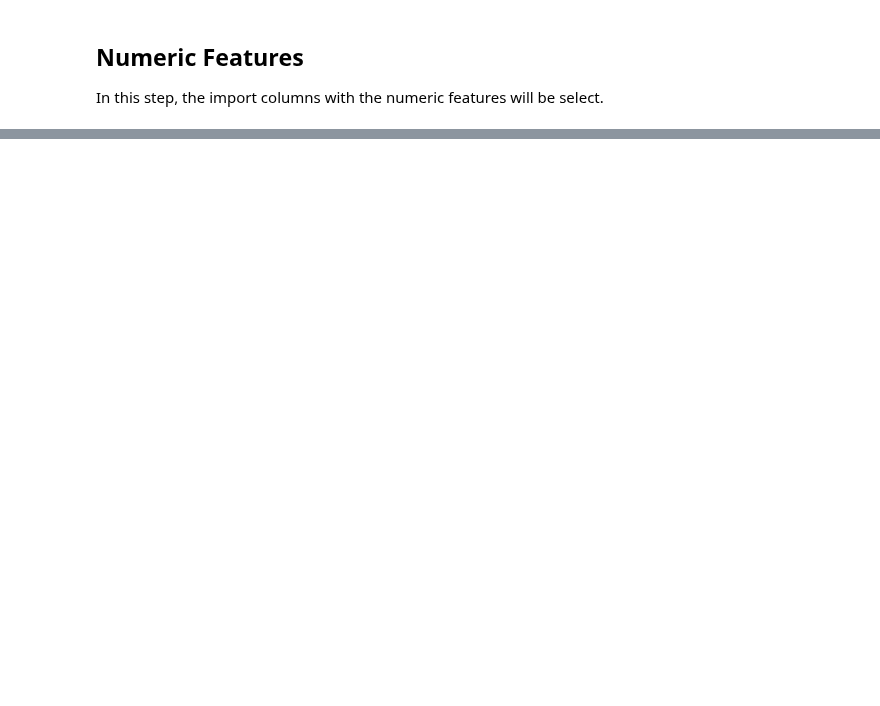
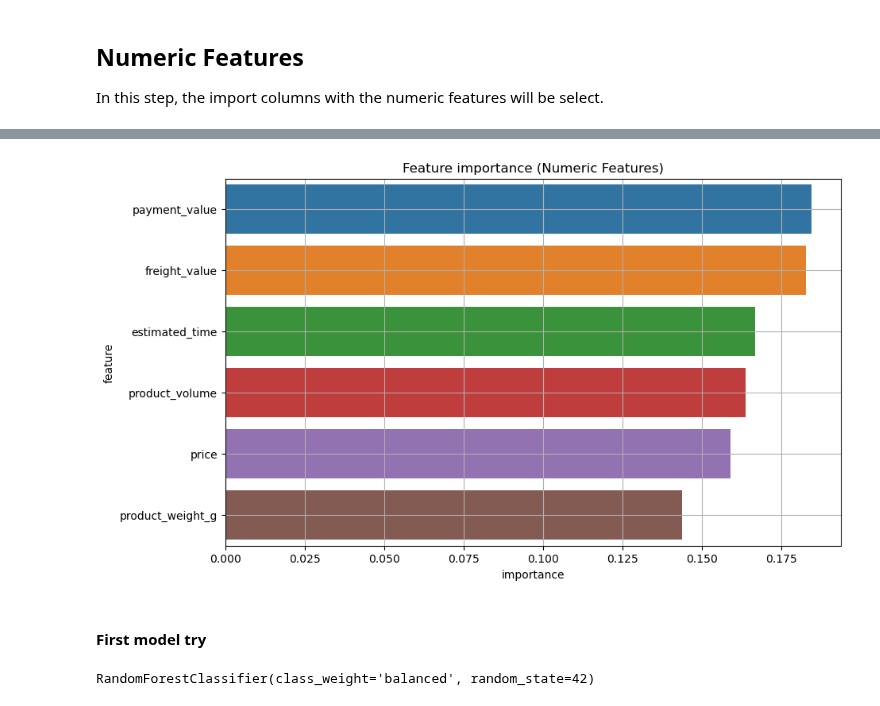
Before and after one commit to rickaof/Portfolio, a Jupyter notebook: Ecommerce_Analysis/notebooks/data_preparation.ipynb, the cells around one changed output, grey strips where cells are left out. Cells and saved outputs as stored; diff of their text form; code cells hidden in the pictures; blank space fills up the shorter version.

```diff
--- a/Ecommerce_Analysis/notebooks/data_preparation.ipynb
+++ b/Ecommerce_Analysis/notebooks/data_preparation.ipynb
@@ -643,0 +700,7 @@ df_numeric= df_numeric.apply(lambda col: col.fillna(col.median()), axis=0)
+# %%
+# Plot
+importance_barplot('Feature importance (Numeric Features)')
+# %% [output]
+[figure, added]
+# %% [markdown]
+#### First model try
@@ -643,0 +712,6 @@ df_numeric= df_numeric.apply(lambda col: col.fillna(col.median()), axis=0)
+# %%
+# Apply RandomForesrClassifier model
+model = RandomForestClassifier(class_weight='balanced', random_state=42)
+model.fit(X_train, y_train)
+# %% [output]
+RandomForestClassifier(class_weight='balanced', random_state=42)
```
Also changed, not shown: parts of 24 cells of this notebook.
